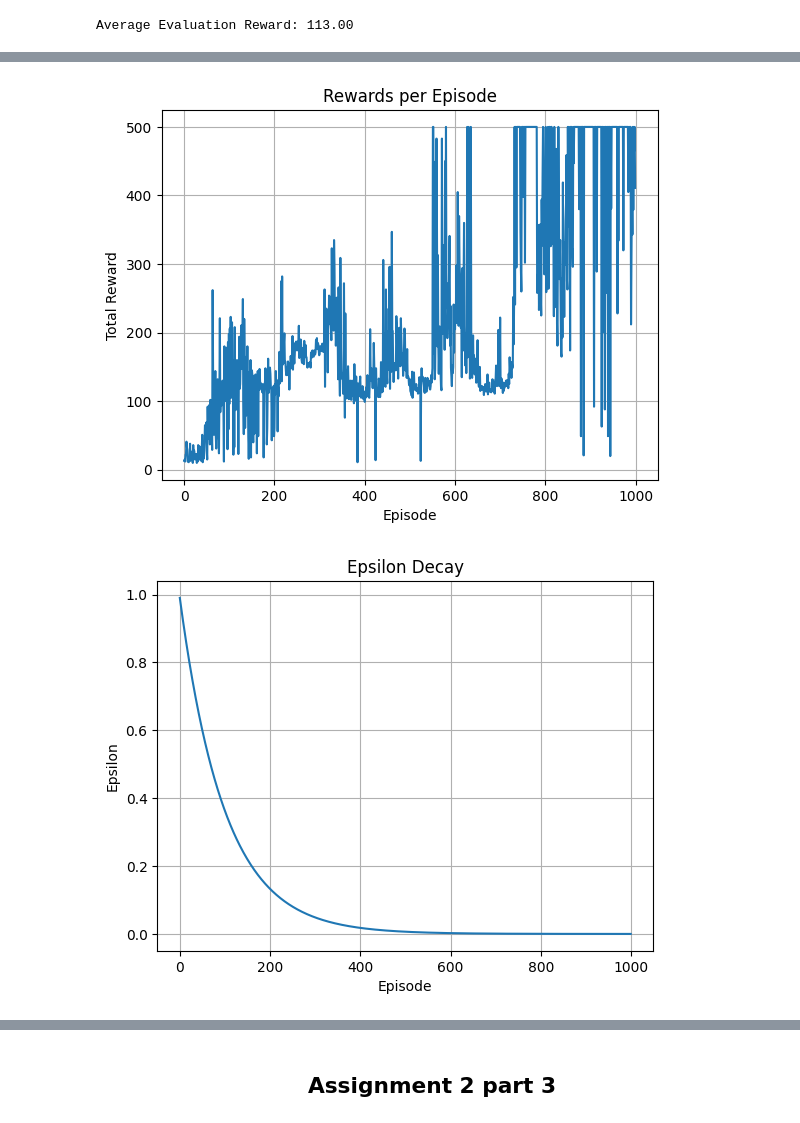
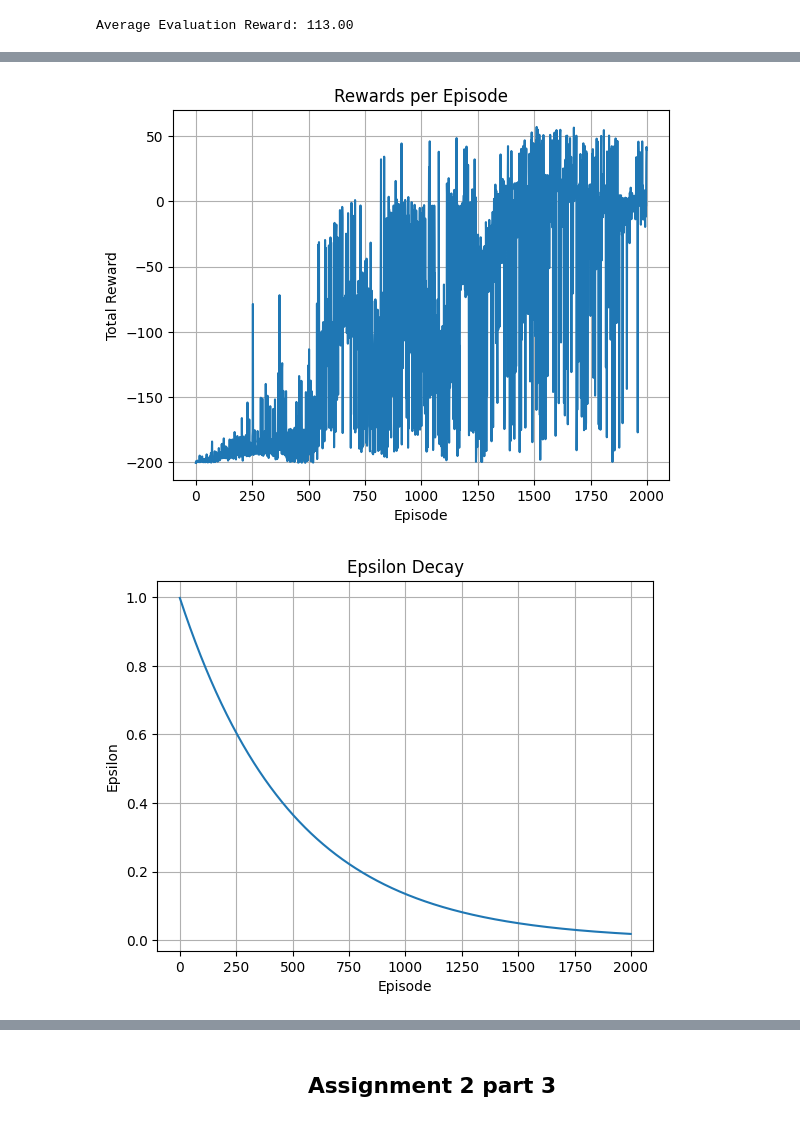
Before and after one commit to HandleGod101/CSE546-Sp25-Assignment-2-Team-18, a Jupyter notebook: a2_part_3_senandem_adwibedi copy.ipynb, the cells around one changed output, grey strips where cells are left out. Cells and saved outputs as stored; diff of their text form; code cells hidden in the pictures.

```diff
--- a/a2_part_3_senandem_adwibedi copy.ipynb
+++ b/a2_part_3_senandem_adwibedi copy.ipynb
@@ -313,5 +283,5 @@ plt.close()
 # %%
-model_path = "DQN_2025-03-27_23-10.pickle"
+model_path = f"DQN_{timestamp}.pickle"
 with open(model_path, 'rb') as f:
     model_weights = pickle.load(f)
 primary_net.load_state_dict(model_weights)
@@ -424,13 +532,17 @@ class Replay:
 # %%
-
-
-def pickle_model(model, filename):
-    with open(filename,'wb') as f:
-        pickle.dump(model.state_dict(), f)
-
+#parameters for 2.2 MountainCar-v0
+BATCH_SIZE = 256
+GAMMA = 0.999
+EPS_START = 1.0
+EPS_END = 0.00
+EPS_DECAY = 0.998
+TARGET_UPDATE = 10
+LEARNING_RATE = 0.002
+MEMORY_CAPACITY = 10000
+NUM_EPISODES = 2000
 
 # Initialize environment, DQN, and replay memory
-env = gym.make("CartPole-v1")
+env = gym.make("MountainCar-v0")
 input_dimensions = env.observation_space.shape[0]
 output_dimensions = env.action_space.n
 primary_net = DQN(input_dimensions, output_dimensions).to(device)
@@ -443,8 +555,8 @@ memory = Replay(MEMORY_CAPACITY)
 def select_action(state, epsilon):
     if random.random() < epsilon:
         return env.action_space.sample()
-    state_tensor = torch.tensor(state, dtype=torch.float32).to(device)
-    return primary_net(state_tensor).argmax().item()
+    st = torch.tensor(state, dtype=torch.float32).to(device)
+    return primary_net(st).argmax().item()
 
 # Training step
 def train_step():
@@ -469,17 +581,29 @@ for episode in range(NUM_EPISODES):
     state, _ = env.reset()
     total_reward = 0
     done = False
+    steps = 0
+    end = None
     while not done:
         action = select_action(state, epsilon)
-        next_state, reward, done, _, _ = env.step(action)
-        # Max reward cap so episodes don't go on forever
+        next_state, default_reward, done, _, _ = env.step(action)
+        pos, vel = state
+        next_pos, next_vel = next_state
+        end = next_pos
+        current_energy = 0.0025 * (math.sin(3*pos)+1.0) + 0.5*(vel**2)
+        next_energy = 0.0025 * (math.sin(3*next_pos)+1.0) + 0.5*(next_vel**2)
+        energy_gain = next_energy - current_energy
+        custom_reward = 5000.0 * energy_gain
+        if next_pos >= 0.5:
+             custom_reward += (200-steps)
+        reward = default_reward + custom_reward
         total_reward += reward
-        if total_reward >= MAX_REWARD:
-            total_reward = MAX_REWARD
-            done = True
         memory.push(state, action, reward, next_state, done)
         state = next_state
         train_step()
+        steps += 1
+        if steps >= 200:
+            #total_reward -= 100
+            done = True
     # Decay epsilon
     epsilon = max(EPS_END, epsilon * EPS_DECAY)
     epsilon_values.append(epsilon)
@@ -487,16 +611,20 @@ for episode in range(NUM_EPISODES):
     if episode % TARGET_UPDATE == 0:
         target_net.load_state_dict(primary_net.state_dict())
     rewards_per_episode.append(total_reward)
-    print(f"Episode {episode + 1}, Total Reward: {total_reward}, Epsilon: {epsilon:.2f}")
+    status = "Success" if end is not None and end >= 0.5 else "Fail"
+    print(f"Episode {episode + 1}, Total Reward: {total_reward}, Epsilon: {epsilon:.2f}, Status: {status}, Steps taken: {steps}")
 env.close()
 
-# Verify average reward > 470
+# Verify average reward
 average_reward = sum(rewards_per_episode)/len(rewards_per_episode)
 print(f"Average Reward: {average_reward:.2f}")
 
 # Pickle weights
+def pickle_model(model, filename):
+    with open(filename,'wb') as f:
+        pickle.dump(model.state_dict(), f)
 timestamp = time.strftime("%Y-%m-%d_%H-%M")
-filename = f"DQN_CartPoleV1_{timestamp}.pickle"
+filename = f"DQN_MountainCar-V0_{timestamp}.pickle"
 pickle_model(primary_net, filename)
 print(f"Model saved as {filename}")
 
@@ -535,3 +663,3 @@ Model saved as DQN_CartPoleV1_2025-03-27_23-28.pickle
-[figure, old version]
+[figure, new version]
-[figure, old version]
+[figure, new version]
 # %%
```
Also changed, not shown: parts of 19 cells of this notebook.
